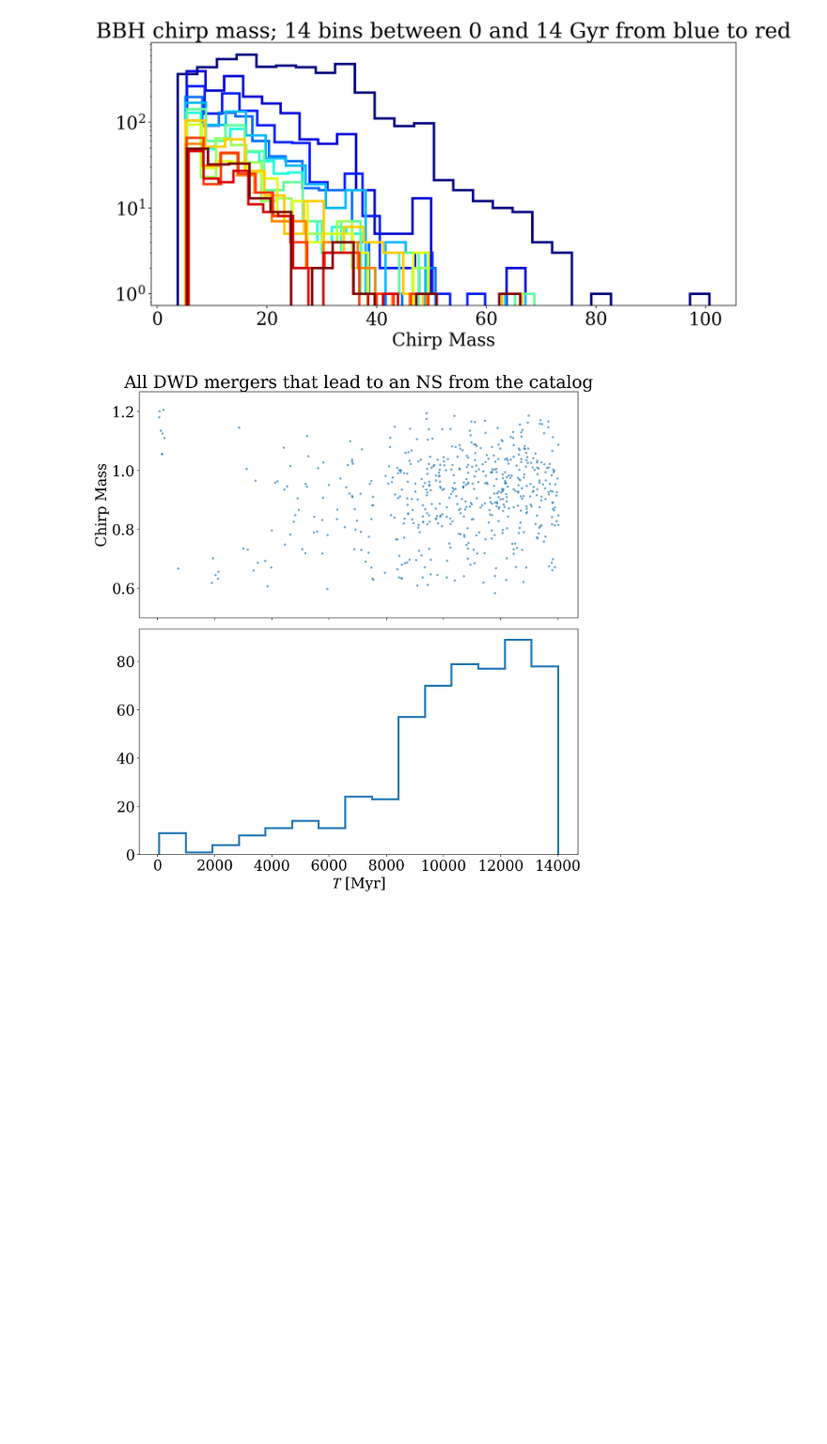
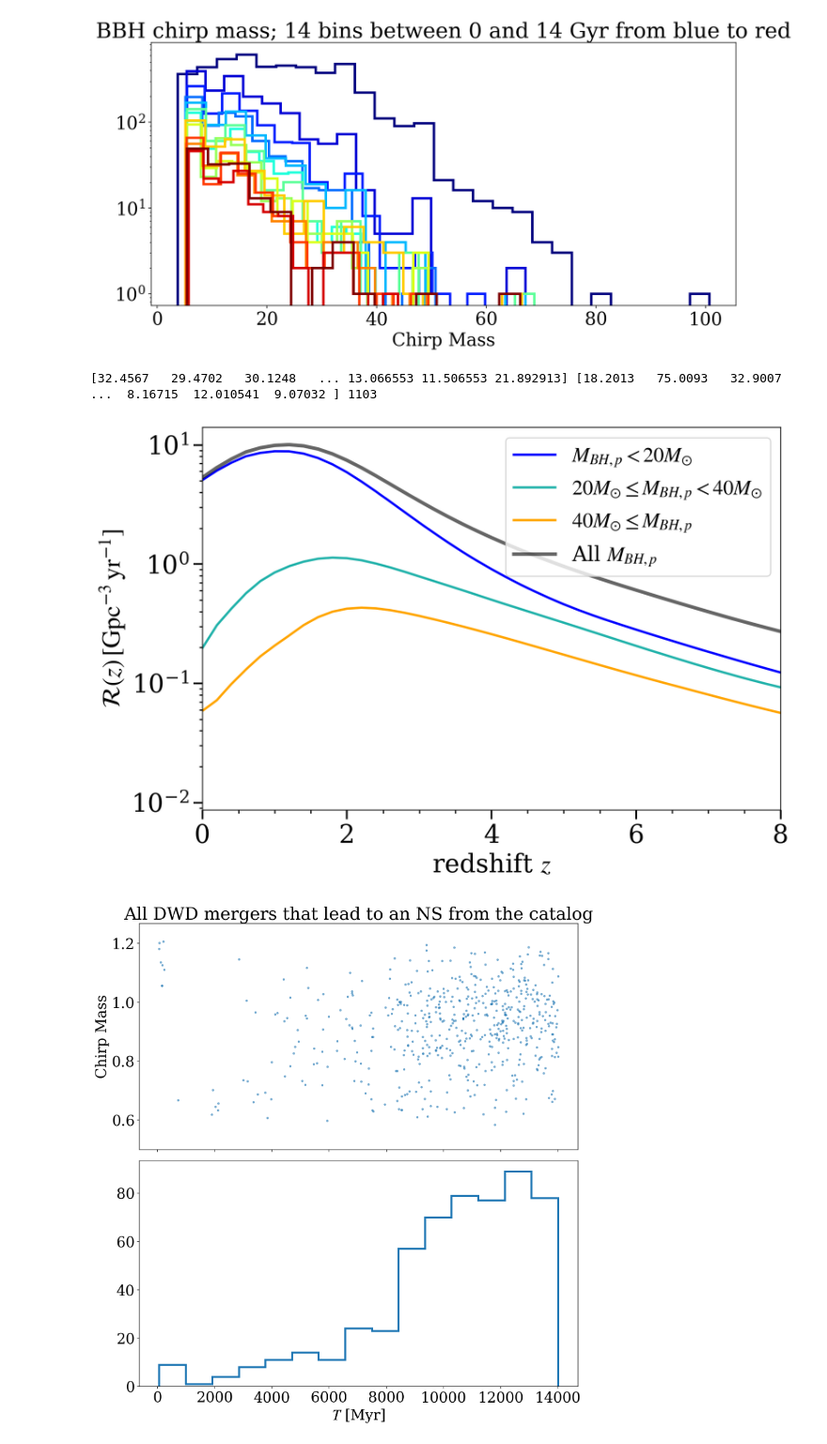
Before and after one commit to claireshiye/MyPythonCode, a Jupyter notebook: GW_redshift.ipynb, the cells around one changed output. Shown: that part at 94% size. Cells and saved outputs as stored; diff of their text form; code cells hidden in the pictures; blank space fills up the shorter version.

```diff
--- a/GW_redshift.ipynb
+++ b/GW_redshift.ipynb
@@ -170,6 +154,52 @@ print(mean_chirp, median_chirp)
 # %% [output]
 [22.932756839073644, 16.311510286859345, 15.16459077787041, 14.353395477319078, 14.868503088954128, 14.047145348668092, 13.39688460484085, 13.541899669664353, 14.123566268672924, 13.775544683942384, 1 ...
 [figure]
+# %%
+###read data and define plots
+from importlib import reload
+reload(gcr)
+
+bbh_data = gcr.read_data('/fs/lustre/cita/claireshiye/projects/BBH_catalog/')
+
+def plot_cluster_rate(zmin, zmax, ml, mh, dz = 0.2, z_gc = 2.2, a = 2.6, b = 3.6, sigma_dex = 0.5, Zsun = 0.02,
+                     mu_rv = 2, sigma_rv = 2, beta = -2, logMstar0 = 6.26, rho_GC = 7.3e14,
+                     logDelta = 5.33, logMlo = 4, logMhi = 8, plot_kwargs = {}):
+    z_c = np.arange(zmin, zmax + dz, step = dz)
+    R_z_c = [gcr.merger_rate_at_z_pop_selfconsistentfactors(
+        bbh_data, z, ml, mh, z_gc, a, b, sigma_dex, Zsun, mu_rv, sigma_rv, beta, logMstar0, rho_GC, logDelta, logMlo, logMhi) for z in z_c]
+
+    plt.plot(z_c, R_z_c, **plot_kwargs)
+    plt.xlabel(r'redshift $z$')
+    plt.xlim(zmin, zmax)
+    plt.ylabel(r'$\mathcal{R}(z)\,[\rm{Gpc^{-3}\,yr^{-1}}]$')
+    plt.yscale('log')
+# %% [output]
+[32.4567   29.4702   30.1248   ... 13.066553 11.506553 21.892913] [18.2013   75.0093   32.9007   ...  8.16715  12.010541  9.07032 ] 1103
+# %%
+fig, ax = plt.subplots(figsize=(9,6))
+plot_cluster_rate(0, 20, 0, 20,
+                  plot_kwargs = dict(label = r'$ M_{BH, p} < 20 M_{\odot} $',linewidth = 2, color='b'))
+plot_cluster_rate(0, 20, 20, 40,
+                  plot_kwargs = dict(label = r'$20M_{\odot}  \leq M_{BH, p} < 40 M_{\odot} $',linewidth = 2,
+                                     color = 'lightseagreen'))
+plot_cluster_rate(0, 20, 40, 1000,
+                  plot_kwargs = dict(label = r'$40 M_{\odot} \leq M_{BH, p}$',linewidth = 2,
+                                    color='orange'))
+plot_cluster_rate(0, 20, 0, 1000,
+                  plot_kwargs = dict(label = r'All $ M_{BH, p} $',linewidth = 3, color='k', alpha=0.6))
+
+ax.set_xlim(xmax=8)
+#ax.set_ylim(ymin=0.04)
+plt.legend(loc='upper right', fontsize=18, frameon=True)
+ax.xaxis.set_minor_locator(AutoMinorLocator())
+ax.tick_params('both', length=8, width=1.5, which='major')
+ax.tick_params('both', length=3, width=1, which='minor')
+
+#plot_cluster_rate(0, 20, 30, 40, plot_kwargs = dict(label = r'$30 M_{\odot} \leq M_{BH, p} < 40 M_{\odot} $',linewidth = 2))
+#plot_cluster_rate(0, 20, 40, 50, plot_kwargs = dict(label = r'$40 M_{\odot} \leq M_{BH, p} < 50 M_{\odot} $',linewidth = 2))
+#plot_cluster_rate(0, 20, 50, 1000, plot_kwargs = dict(label = r'$50 M_{\odot} \leq M_{BH, p}$',linewidth = 2))
+# %% [output]
+[figure, added]
 # %%
 ###import merger data; WD-WD where the remnant is a NS
 m0_wd = []; m1_wd = []; dwd_type = []; t_mer_wd = []
```
Also changed, not shown: parts of 1 cell of this notebook, 4 other files.
